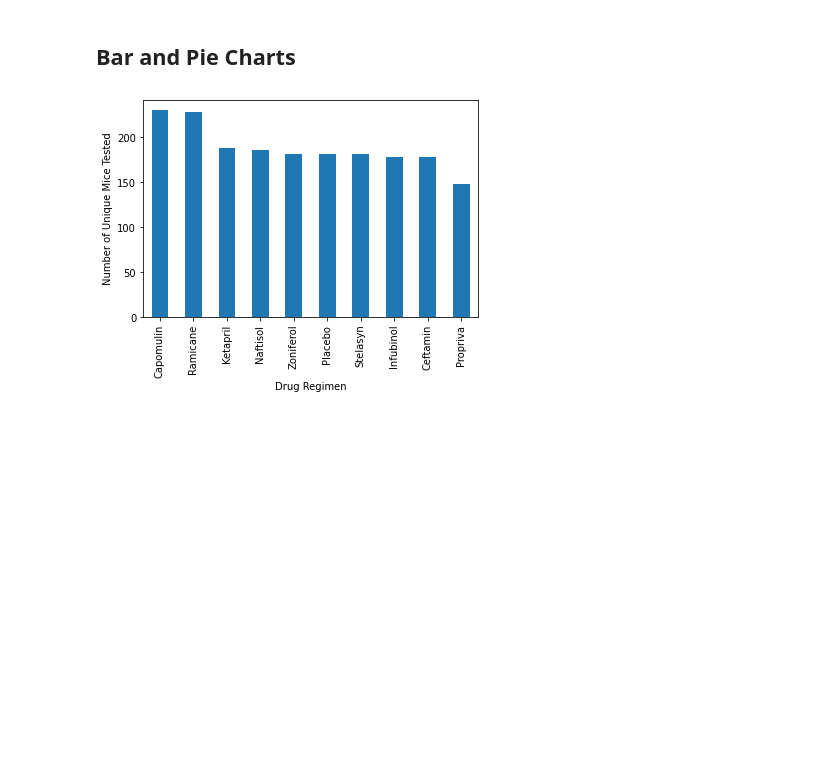
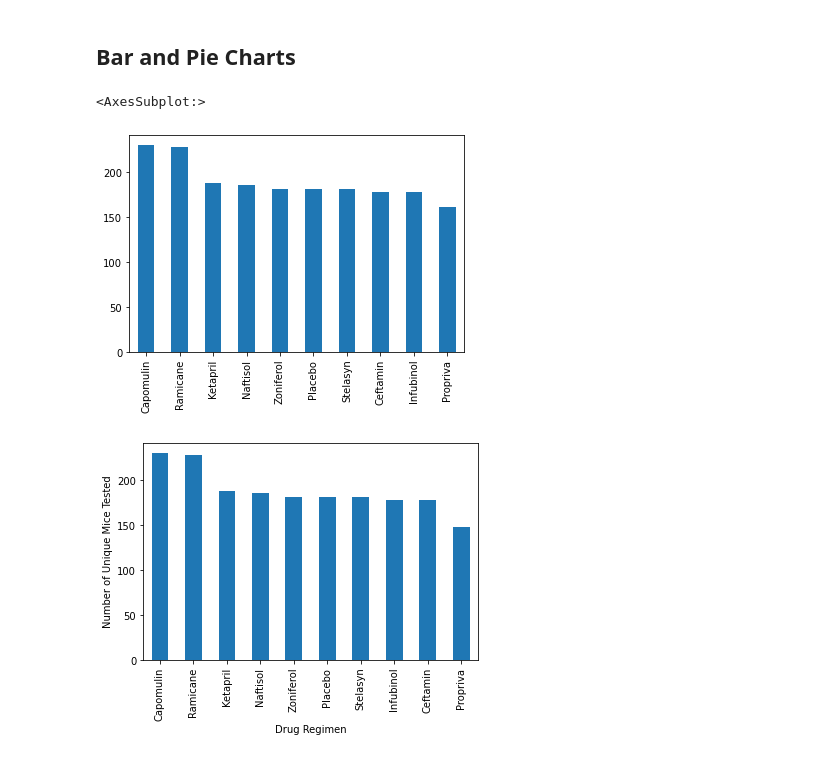
Before and after one commit to 33north/05__Matplotlib__matplotlib-challenge, a Jupyter notebook: pymaceuticals_starter.ipynb, the cells around one changed output. Cells and saved outputs as stored; diff of their text form; code cells hidden in the pictures; blank space fills up the shorter version.

Commit message:
20220123 - Worked on the Bar and Pie graphs
- Worked on both the Bar for pandas and matplotlib function.
- Worked on both the Pie for pandas and matplotlib function.

```diff
--- a/pymaceuticals_starter.ipynb
+++ b/pymaceuticals_starter.ipynb
@@ -237,6 +239,14 @@ agg_mouse_study_summary
 | Zoniferol | 53.236507 | 51.818479 | 48.533355 | 6.966589 | 0.516398 |
 # %% [markdown]
 ## Bar and Pie Charts
+# %%
+#pd.plot(kind = "bar", x = mouse_study_data_df["Drug Regimen"], y = mouse_study_data_df["Mouse ID"])
+#drugReg = mouse_study_data_df["Drug Regimen"]
+#ax = drugReg.plot.bar(x="Drug Regimen")
+mouse_study_data_df["Drug Regimen"].value_counts().plot(kind = "bar")
+# %% [output]
+<AxesSubplot:>
+[figure, added]
 # %%
 # Generate a bar plot showing the total number of unique mice tested on each drug regimen using pandas.
 # %% [output]
```
Also changed, not shown: parts of 6 cells of this notebook.
